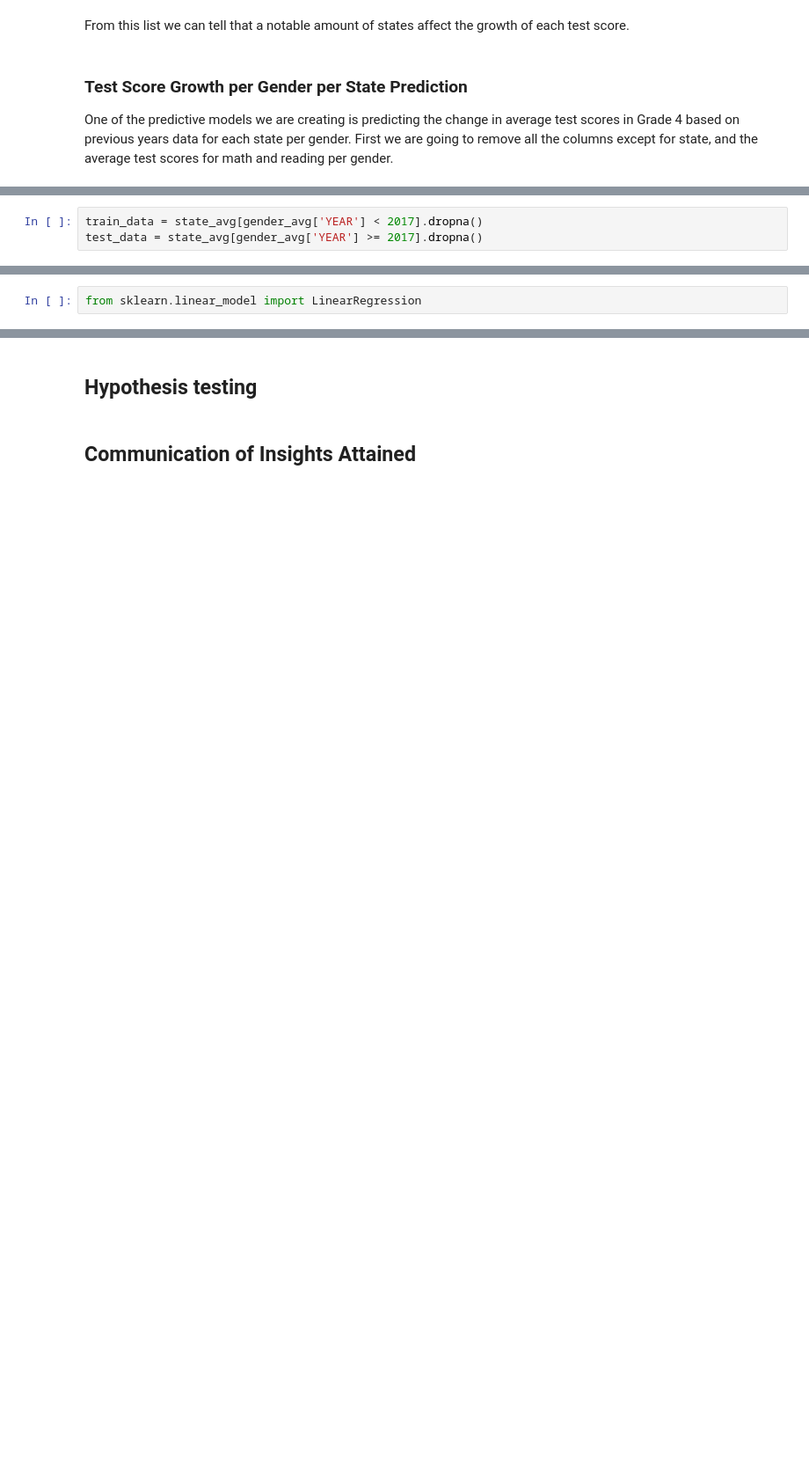
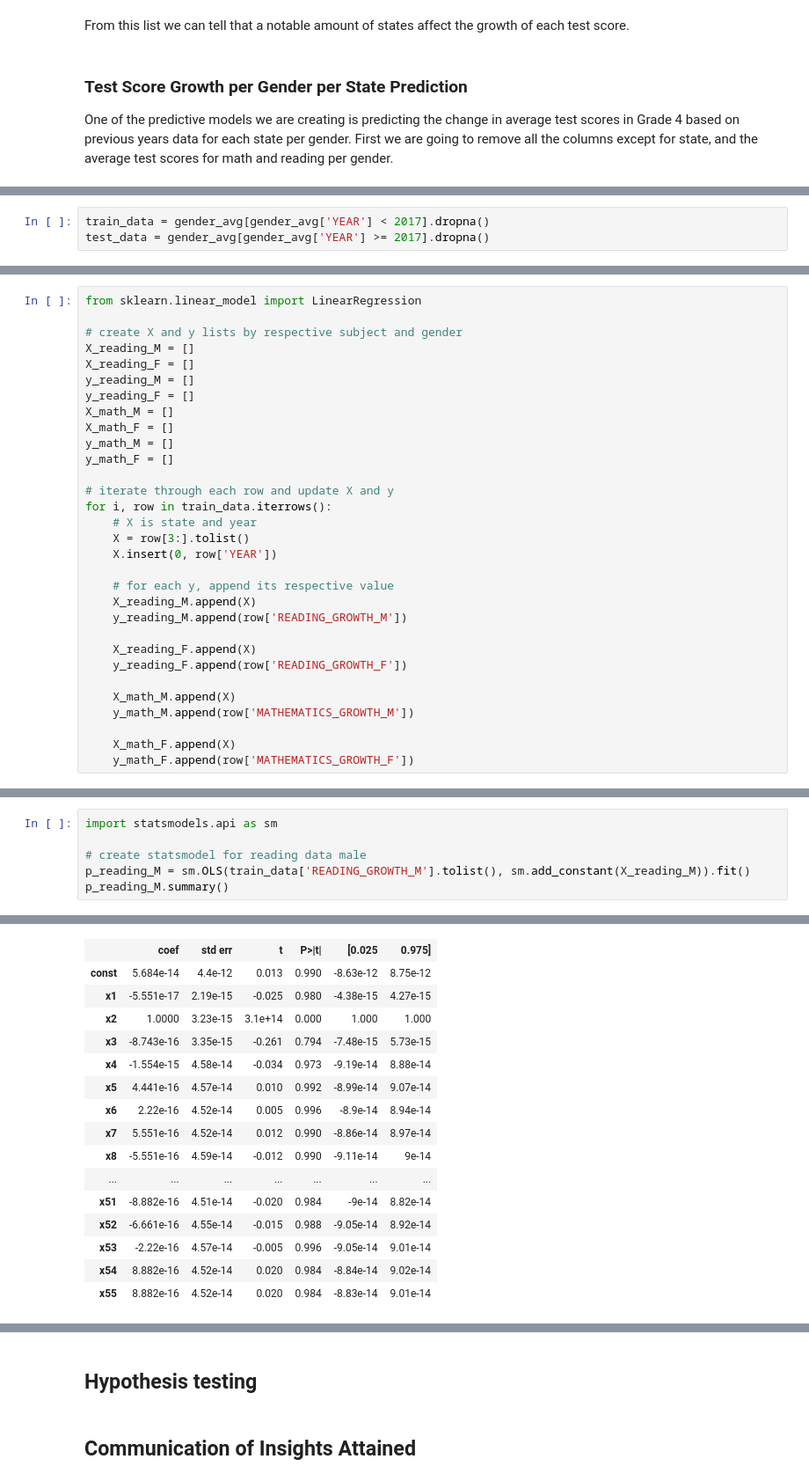
Before and after one commit to mariakeerthi/mariakeerthi.github.io, a Jupyter notebook: final_project.ipynb, the cells around one changed output, grey strips where cells are left out. Shown: that part at 88% size. Drawn from its saved outputs; the diff is of its cells as text; blank space fills up the shorter version.

Commit message:
gender model

```diff
--- a/final_project.ipynb
+++ b/final_project.ipynb
@@ -405,3 +442,3 @@ Now we have to split apart the dataset into a train and test dataset so that we
 # %%
-train_data = state_avg[gender_avg['YEAR'] < 2017].dropna()
-test_data = state_avg[gender_avg['YEAR'] >= 2017].dropna()
+train_data = gender_avg[gender_avg['YEAR'] < 2017].dropna()
+test_data = gender_avg[gender_avg['YEAR'] >= 2017].dropna()
@@ -408,2 +449,31 @@ test_data = state_avg[gender_avg['YEAR'] >= 2017].dropna()
 # %%
 from sklearn.linear_model import LinearRegression
+
+# create X and y lists by respective subject and gender
+X_reading_M = []
+X_reading_F = []
+y_reading_M = []
+y_reading_F = []
+X_math_M = []
+X_math_F = []
+y_math_M = []
+y_math_F = []
+
+# iterate through each row and update X and y
+for i, row in train_data.iterrows():
+    # X is state and year
+    X = row[3:].tolist()
+    X.insert(0, row['YEAR'])
+
+    # for each y, append its respective value
+    X_reading_M.append(X)
+    y_reading_M.append(row['READING_GROWTH_M'])
+
+    X_reading_F.append(X)
+    y_reading_F.append(row['READING_GROWTH_F'])
+
+    X_math_M.append(X)
+    y_math_M.append(row['MATHEMATICS_GROWTH_M'])
+
+    X_math_F.append(X)
+    y_math_F.append(row['MATHEMATICS_GROWTH_F'])
@@ -409,0 +522,7 @@ from sklearn.linear_model import LinearRegression
+# %%
+import statsmodels.api as sm
+
+# create statsmodel for reading data male
+p_reading_M = sm.OLS(train_data['READING_GROWTH_M'].tolist(), sm.add_constant(X_reading_M)).fit()
+p_reading_M.summary()
+# %% [output]
@@ -409,0 +539,16 @@ from sklearn.linear_model import LinearRegression
+|  | coef | std err | t | P>|t| | [0.025 | 0.975] |
+| const | 5.684e-14 | 4.4e-12 | 0.013 | 0.990 | -8.63e-12 | 8.75e-12 |
+| x1 | -5.551e-17 | 2.19e-15 | -0.025 | 0.980 | -4.38e-15 | 4.27e-15 |
+| x2 | 1.0000 | 3.23e-15 | 3.1e+14 | 0.000 | 1.000 | 1.000 |
+| x3 | -8.743e-16 | 3.35e-15 | -0.261 | 0.794 | -7.48e-15 | 5.73e-15 |
+| x4 | -1.554e-15 | 4.58e-14 | -0.034 | 0.973 | -9.19e-14 | 8.88e-14 |
+| x5 | 4.441e-16 | 4.57e-14 | 0.010 | 0.992 | -8.99e-14 | 9.07e-14 |
+| x6 | 2.22e-16 | 4.52e-14 | 0.005 | 0.996 | -8.9e-14 | 8.94e-14 |
+| x7 | 5.551e-16 | 4.52e-14 | 0.012 | 0.990 | -8.86e-14 | 8.97e-14 |
+| x8 | -5.551e-16 | 4.59e-14 | -0.012 | 0.990 | -9.11e-14 | 9e-14 |
+| ... | ... | ... | ... | ... | ... | ... |
+| x51 | -8.882e-16 | 4.51e-14 | -0.020 | 0.984 | -9e-14 | 8.82e-14 |
+| x52 | -6.661e-16 | 4.55e-14 | -0.015 | 0.988 | -9.05e-14 | 8.92e-14 |
+| x53 | -2.22e-16 | 4.57e-14 | -0.005 | 0.996 | -9.05e-14 | 9.01e-14 |
+| x54 | 8.882e-16 | 4.52e-14 | 0.020 | 0.984 | -8.84e-14 | 9.02e-14 |
+| x55 | 8.882e-16 | 4.52e-14 | 0.020 | 0.984 | -8.83e-14 | 9.01e-14 |
```
Also changed, not shown: parts of 30 cells of this notebook.
